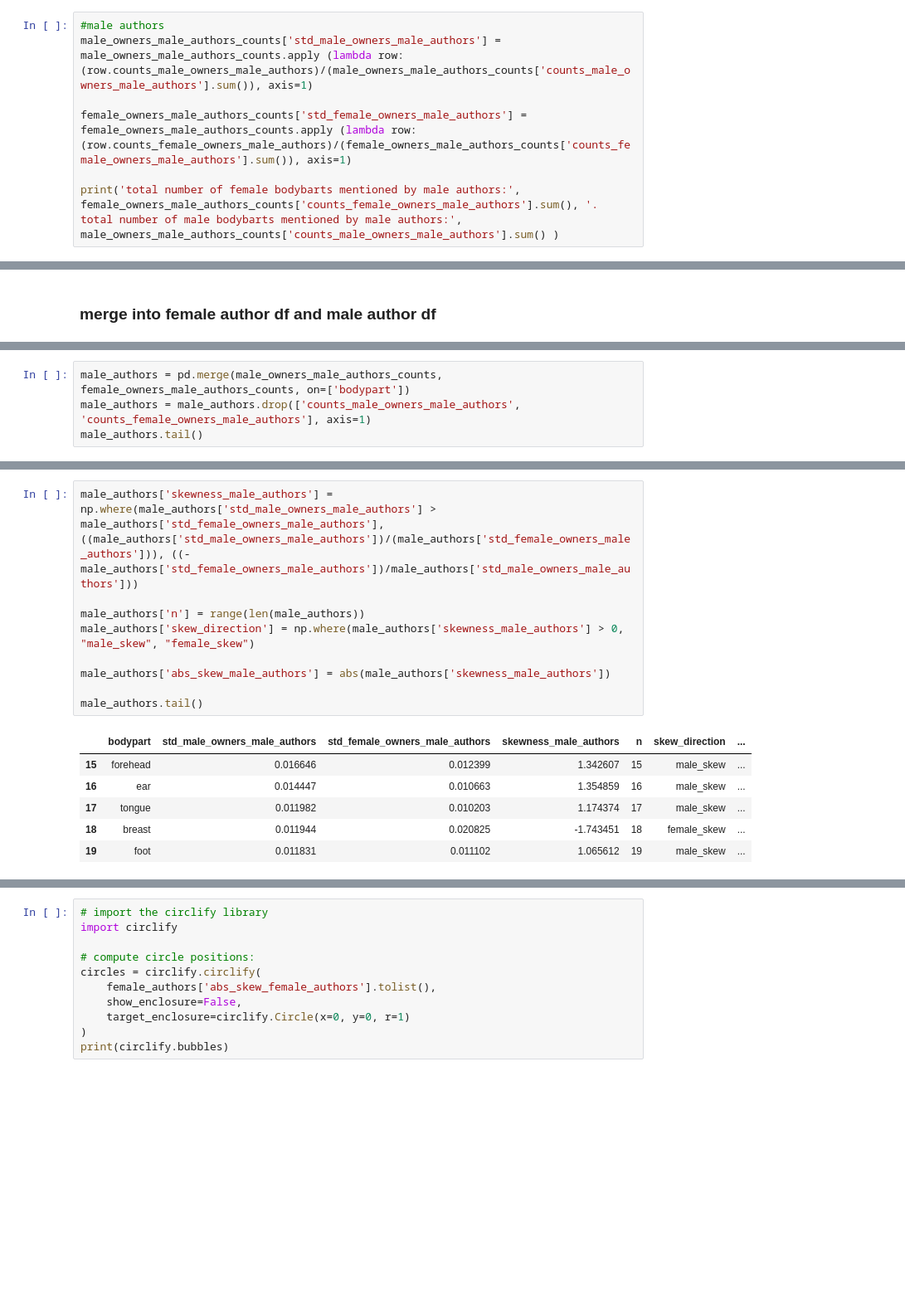
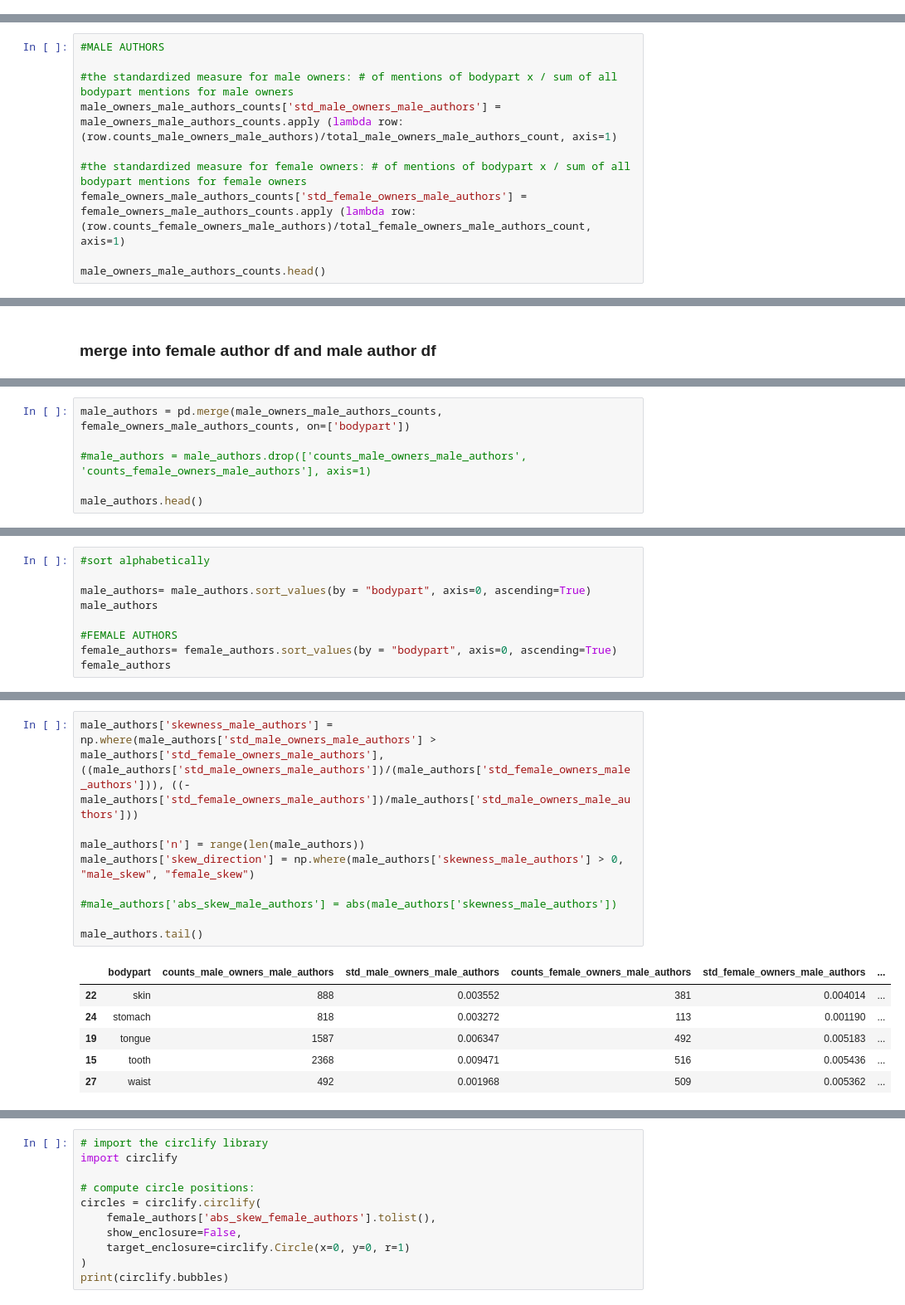
Before and after one commit to thearol/data-science-x-am, a Jupyter notebook: src/talking_bodies1.ipynb, the cells around one changed output, grey strips where cells are left out. Shown: that part at 83% size. Saved outputs shown, nothing was run; the diff lists cells and outputs as text; blank space fills up the shorter version.

```diff
--- a/src/talking_bodies1.ipynb
+++ b/src/talking_bodies1.ipynb
@@ -138,7 +276,0 @@ total number of female bodybarts mentioned by female authors: 30308 . total numb
-# %%
-#male authors
-male_owners_male_authors_counts['std_male_owners_male_authors'] = male_owners_male_authors_counts.apply (lambda row: (row.counts_male_owners_male_authors)/(male_owners_male_authors_counts['counts_male_owners_male_authors'].sum()), axis=1)
-
-female_owners_male_authors_counts['std_female_owners_male_authors'] = female_owners_male_authors_counts.apply (lambda row: (row.counts_female_owners_male_authors)/(female_owners_male_authors_counts['counts_female_owners_male_authors'].sum()), axis=1)
-
-print('total number of female bodybarts mentioned by male authors:', female_owners_male_authors_counts['counts_female_owners_male_authors'].sum(), '. total number of male bodybarts mentioned by male authors:', male_owners_male_authors_counts['counts_male_owners_male_authors'].sum() )
@@ -146,0 +303,10 @@ total number of female bodybarts mentioned by male authors: 47828 . total number
+# %%
+#MALE AUTHORS
+
+#the standardized measure for male owners: # of mentions of bodypart x / sum of all bodypart mentions for male owners
+male_owners_male_authors_counts['std_male_owners_male_authors'] = male_owners_male_authors_counts.apply (lambda row: (row.counts_male_owners_male_authors)/total_male_owners_male_authors_count, axis=1)
+
+#the standardized measure for female owners: # of mentions of bodypart x / sum of all bodypart mentions for female owners
+female_owners_male_authors_counts['std_female_owners_male_authors'] = female_owners_male_authors_counts.apply (lambda row: (row.counts_female_owners_male_authors)/total_female_owners_male_authors_count, axis=1)
+
+male_owners_male_authors_counts.head()
@@ -160,5 +335,7 @@ female_authors.tail()
 # %%
 male_authors = pd.merge(male_owners_male_authors_counts, female_owners_male_authors_counts, on=['bodypart'])
-male_authors = male_authors.drop(['counts_male_owners_male_authors', 'counts_female_owners_male_authors'], axis=1)
-male_authors.tail()
+
+#male_authors = male_authors.drop(['counts_male_owners_male_authors', 'counts_female_owners_male_authors'], axis=1)
+
+male_authors.head()
 # %% [output]
@@ -170,0 +372,9 @@ male_authors.tail()
+# %%
+#sort alphabetically
+
+male_authors= male_authors.sort_values(by = "bodypart", axis=0, ascending=True)
+male_authors
+
+#FEMALE AUTHORS
+female_authors= female_authors.sort_values(by = "bodypart", axis=0, ascending=True)
+female_authors
@@ -171,19 +399,19 @@ male_authors.tail()
 # %%
 male_authors['skewness_male_authors'] = np.where(male_authors['std_male_owners_male_authors'] > male_authors['std_female_owners_male_authors'], ((male_authors['std_male_owners_male_authors'])/(male_authors['std_female_owners_male_authors'])), ((-male_authors['std_female_owners_male_authors'])/male_authors['std_male_owners_male_authors']))
 
 male_authors['n'] = range(len(male_authors))
 male_authors['skew_direction'] = np.where(male_authors['skewness_male_authors'] > 0, "male_skew", "female_skew")
 
-male_authors['abs_skew_male_authors'] = abs(male_authors['skewness_male_authors'])
+#male_authors['abs_skew_male_authors'] = abs(male_authors['skewness_male_authors'])
 
 male_authors.tail()
 # %% [output]
-|  | bodypart | std_male_owners_male_authors | std_female_owners_male_authors | skewness_male_authors | n | skew_direction | ... |
-| 15 | forehead | 0.016646 | 0.012399 | 1.342607 | 15 | male_skew | ... |
-| 16 | ear | 0.014447 | 0.010663 | 1.354859 | 16 | male_skew | ... |
-| 17 | tongue | 0.011982 | 0.010203 | 1.174374 | 17 | male_skew | ... |
-| 18 | breast | 0.011944 | 0.020825 | -1.743451 | 18 | female_skew | ... |
-| 19 | foot | 0.011831 | 0.011102 | 1.065612 | 19 | male_skew | ... |
+|  | bodypart | counts_male_owners_male_authors | std_male_owners_male_authors | counts_female_owners_male_authors | std_female_owners_male_authors | ... |
+| 22 | skin | 888 | 0.003552 | 381 | 0.004014 | ... |
+| 24 | stomach | 818 | 0.003272 | 113 | 0.001190 | ... |
+| 19 | tongue | 1587 | 0.006347 | 492 | 0.005183 | ... |
+| 15 | tooth | 2368 | 0.009471 | 516 | 0.005436 | ... |
+| 27 | waist | 492 | 0.001968 | 509 | 0.005362 | ... |
 # %%
 female_authors['skewness_female_authors'] = np.where(female_authors['std_male_owners_female_authors'] > female_authors['std_female_owners_female_authors'], ((female_authors['std_male_owners_female_authors'])/(female_authors['std_female_owners_female_authors'])), ((-female_authors['std_female_owners_female_authors'])/female_authors['std_male_owners_female_authors']))
 female_authors['n'] = range(len(female_authors))
```
Also changed, not shown: parts of 50 cells of this notebook.
